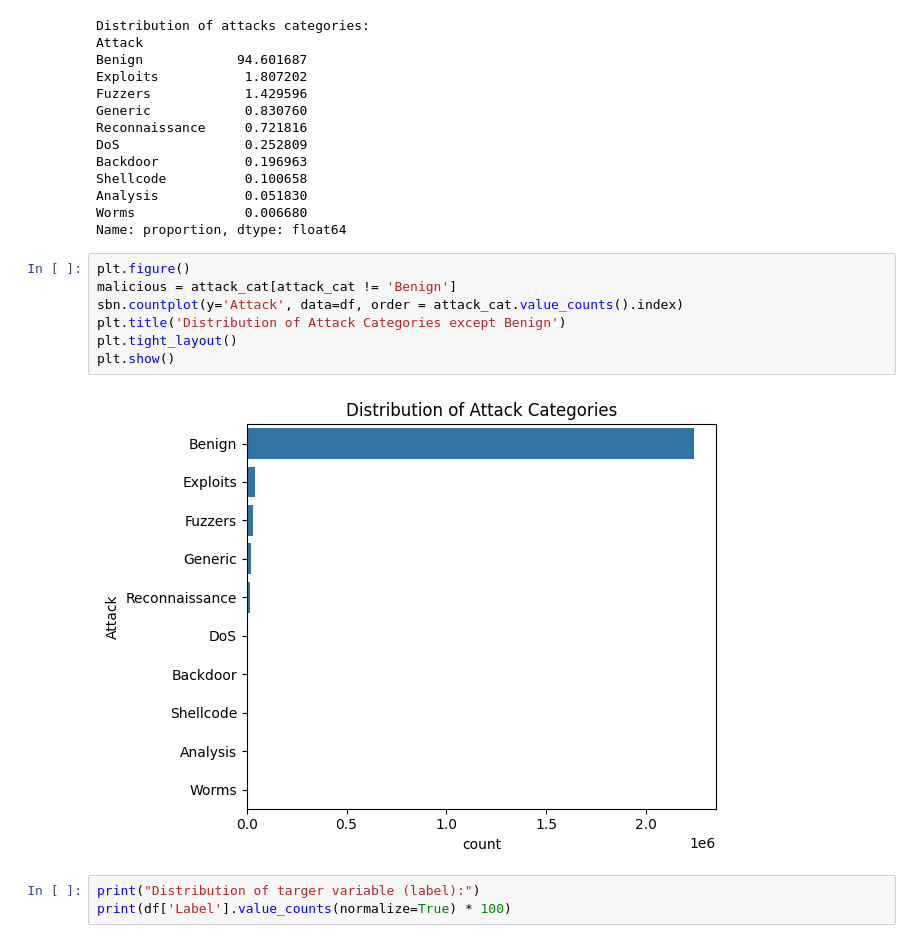
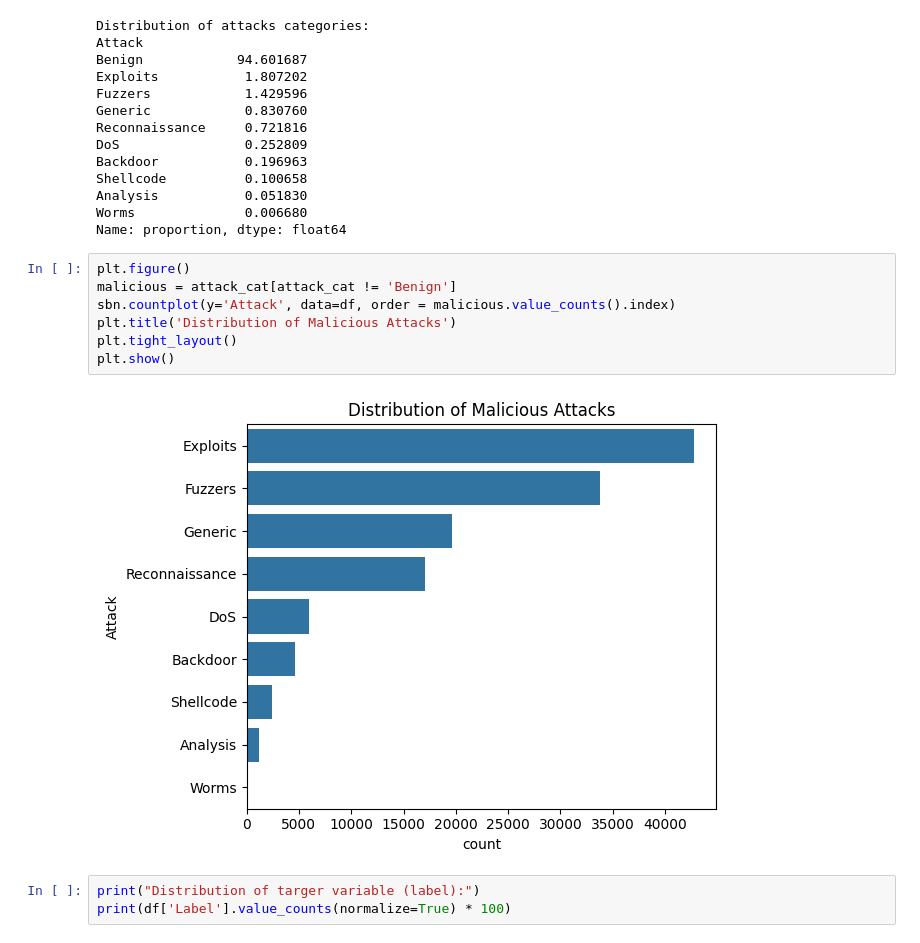
Before and after one commit to mat-riboni/neural-tabular-intrusion-detection-system, a Jupyter notebook: notebooks/exploratory_data_analisys.ipynb, the cells around one changed output. Cells and saved outputs as stored; diff of their text form.

```diff
--- a/notebooks/exploratory_data_analisys.ipynb
+++ b/notebooks/exploratory_data_analisys.ipynb
@@ -84,12 +80,12 @@ Name: proportion, dtype: float64
 # %%
 plt.figure()
 malicious = attack_cat[attack_cat != 'Benign']
-sbn.countplot(y='Attack', data=df, order = attack_cat.value_counts().index)
-plt.title('Distribution of Attack Categories except Benign')
+sbn.countplot(y='Attack', data=df, order = malicious.value_counts().index)
+plt.title('Distribution of Malicious Attacks')
 plt.tight_layout()
 plt.show()
 # %% [output]
-[figure, old version]
+[figure, new version]
 # %%
 print("Distribution of targer variable (label):")
 print(df['Label'].value_counts(normalize=True) * 100)
```
Also changed, not shown: parts of 13 cells of this notebook, 2 other files.
